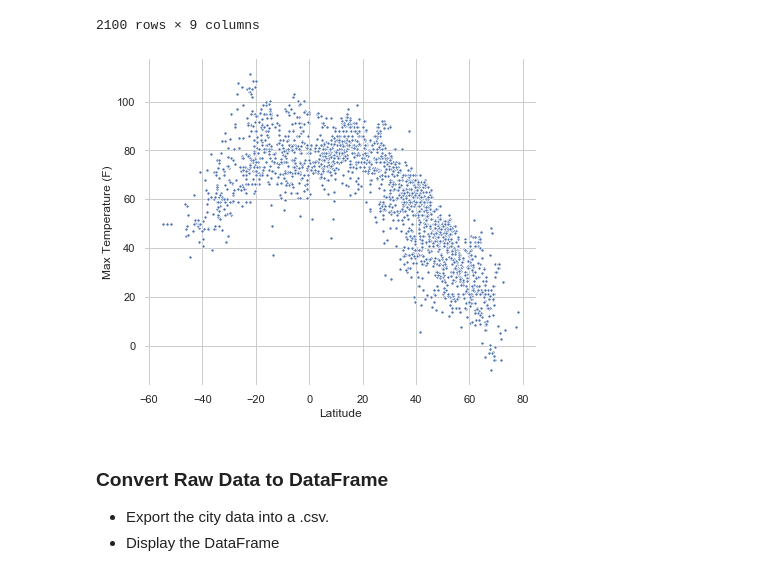
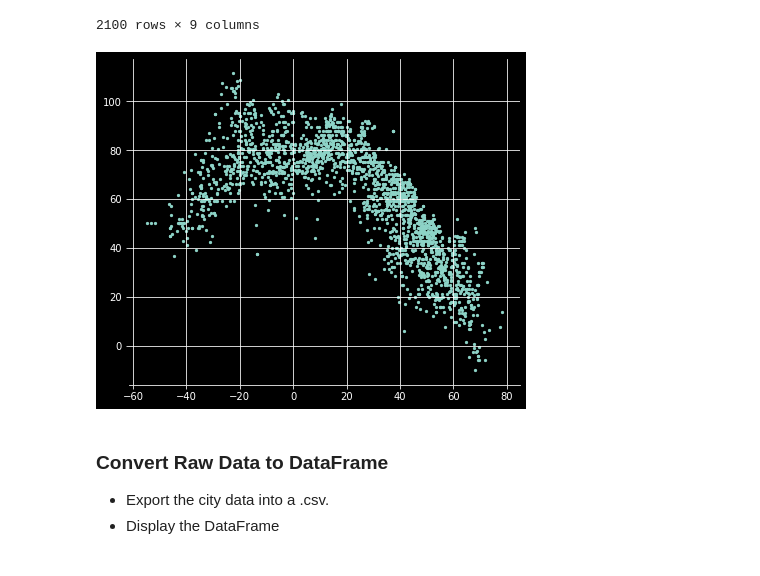
Before and after one commit to L0per/Python-API-Challenge, a Jupyter notebook: WeatherPy.ipynb, the cells around one changed output. Cells and saved outputs as stored; diff of their text form; code cells hidden in the pictures.

Commit message:
modifying graphs for matplotlib

```diff
--- a/WeatherPy.ipynb
+++ b/WeatherPy.ipynb
@@ -148,5 +152,8 @@ cities_weather_df
 | 2099 | Arti | 56.43 | 58.53 | RU | 1572375360 | 27.54 | 68 | 89 | ... |
 2100 rows × 9 columns
 # %%
-# Save cities_weather_df to csv
-cities_weather_df.to_csv(output_data_file, index=False)
+# Save selected data dataframe to csv
+# cities_weather_df.to_csv(output_data_file, index=False)
+
+# Read in the dataframe if necessary
+cities_weather_df = pd.read_csv(output_data_file)
@@ -156,18 +160,20 @@ cities_weather_df.to_csv(output_data_file, index=False)
 # %%
 # Create plot dataframe
 lat_temp_df = cities_weather_df[['Latitude', 'Max Temperature (F)']]
 
 # Set style and figure size
-sns.set(style="whitegrid")
+plt.style.use('dark_background')
 fig, ax = plt.subplots(figsize=(7,6))
 
 # Plot
-sns.despine(fig, left=True, bottom=True)
-sns.scatterplot(x="Latitude", y="Max Temperature (F)", data=lat_temp_df, s=10)
-
+ax.scatter(cities_weather_df['Latitude'],cities_weather_df['Max Temperature (F)'], s=5)
+ax.grid()
+ax.spines["top"].set_visible(False)
+ax.spines["right"].set_visible(False)
+ax.spines["left"].set_visible(False)
 plt.show(ax)
 # %% [output]
-[figure, old version]
+[figure, new version]
 # %% [markdown]
 ### Convert Raw Data to DataFrame
 * Export the city data into a .csv.
```
Also changed, not shown: parts of 7 cells of this notebook, 1 other file.
